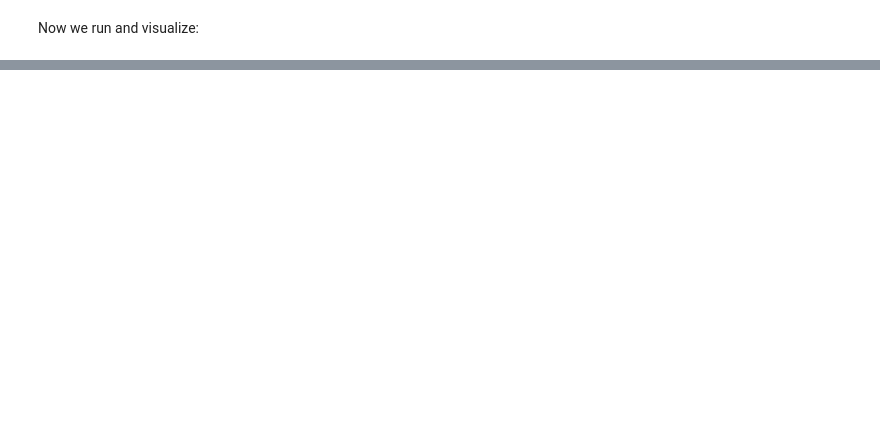
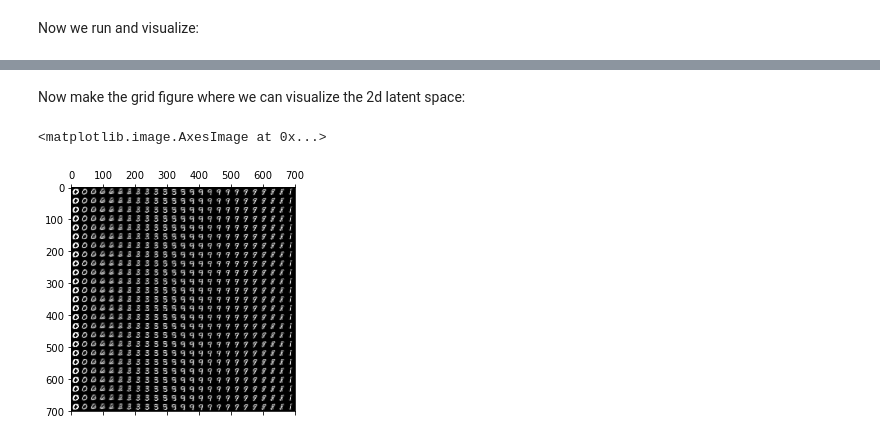
Before and after one commit to mshvartsman/vae-tf-bootcamp, a Jupyter notebook: VAE_mshvartsman.ipynb, the cells around one changed output, grey strips where cells are left out. Cells and saved outputs as stored; diff of their text form; code cells hidden in the pictures; blank space fills up the shorter version.

```diff
--- a/VAE_mshvartsman.ipynb
+++ b/VAE_mshvartsman.ipynb
@@ -454,0 +492,17 @@ plt.tight_layout()
+# %% [markdown]
+Now make the grid figure where we can visualize the 2d latent space:
+# %%
+from scipy.stats import norm
+
+gridsize = 25
+
+spacing = norm.ppf(np.linspace(0.0001, 0.999, gridsize))
+z_grid = np.r_[np.meshgrid(spacing, spacing)].reshape(2, -1)
+
+x_grid = p_mu.eval(session=sess, feed_dict={z:z_grid.T})
+x_grid = x_grid.reshape(gridsize, gridsize, 28, 28).swapaxes(1,2).reshape(gridsize*28, gridsize*28)
+
+plt.matshow(x_grid, cmap="gray")
+# %% [output]
+<matplotlib.image.AxesImage at 0x...>
+[figure, added]
```
Also changed, not shown: parts of 8 cells of this notebook.
